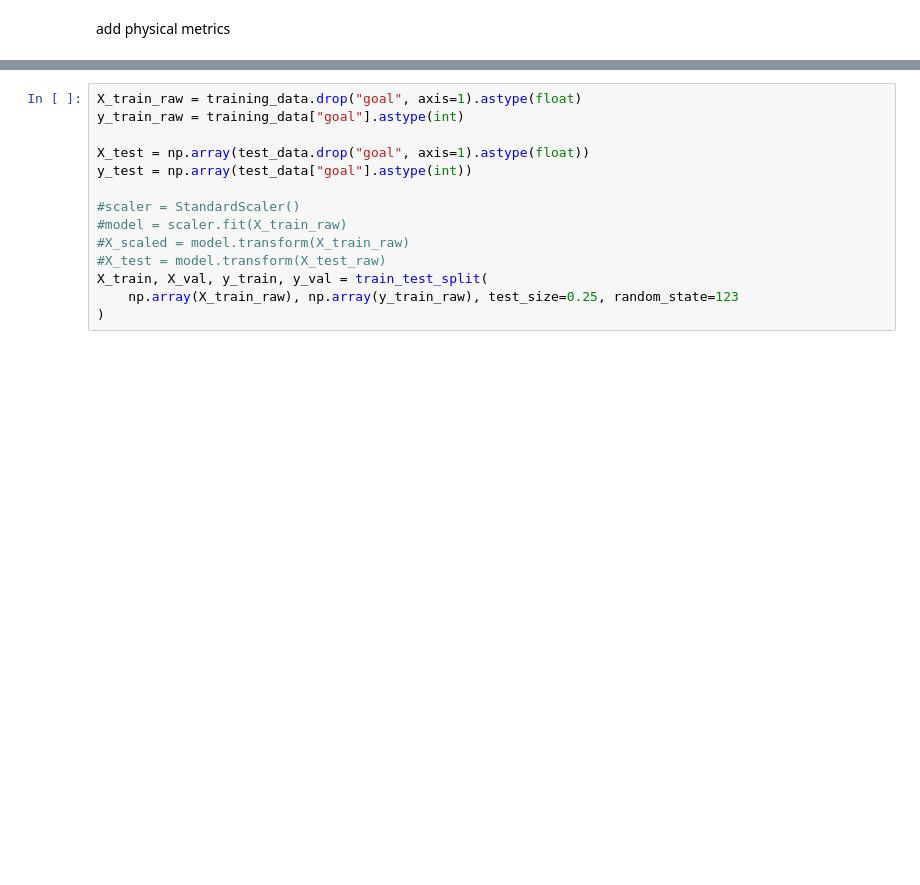
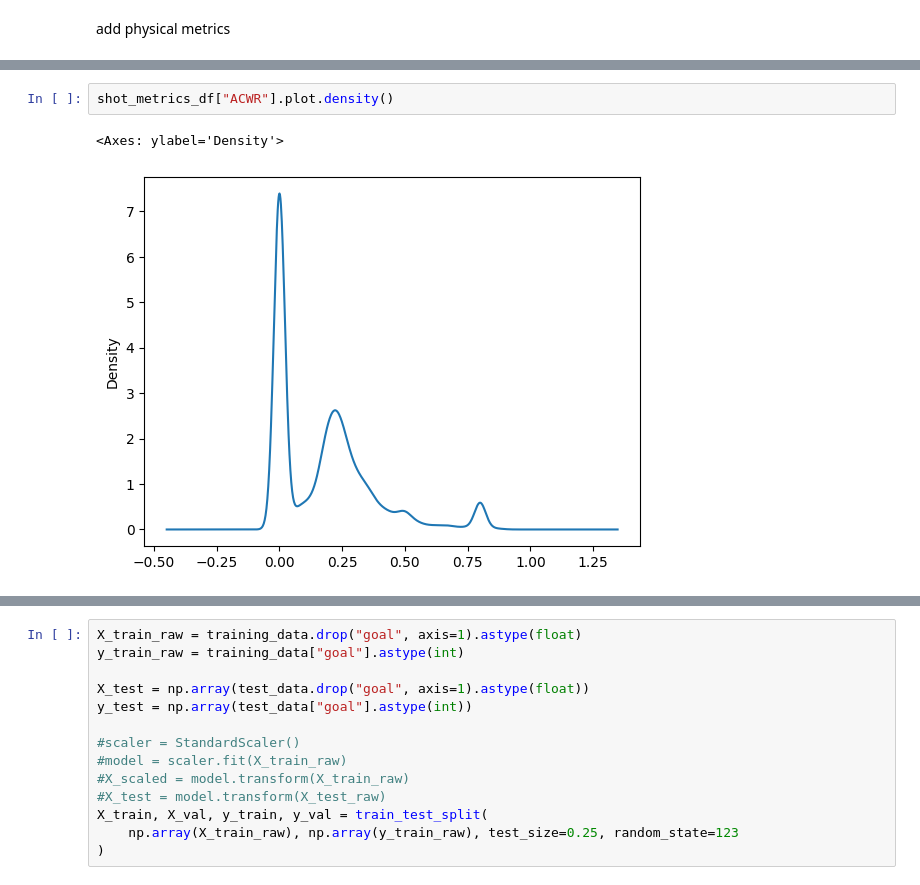
Before and after one commit to conormalone/Hudl_Performance_Insights_2025, a Jupyter notebook: xg_model_working.ipynb, the cells around one changed output, grey strips where cells are left out. Drawn from its saved outputs; the diff is of its cells as text; blank space fills up the shorter version.

```diff
--- a/xg_model_working.ipynb
+++ b/xg_model_working.ipynb
@@ -374,0 +381,5 @@ Index(['Unnamed: 0', 'event_id', 'event_index', 'period', 'timestamp',
+# %%
+shot_metrics_df["ACWR"].plot.density()
+# %% [output]
+<Axes: ylabel='Density'>
+[figure, added]
```
Also changed, not shown: parts of 46 cells of this notebook.
